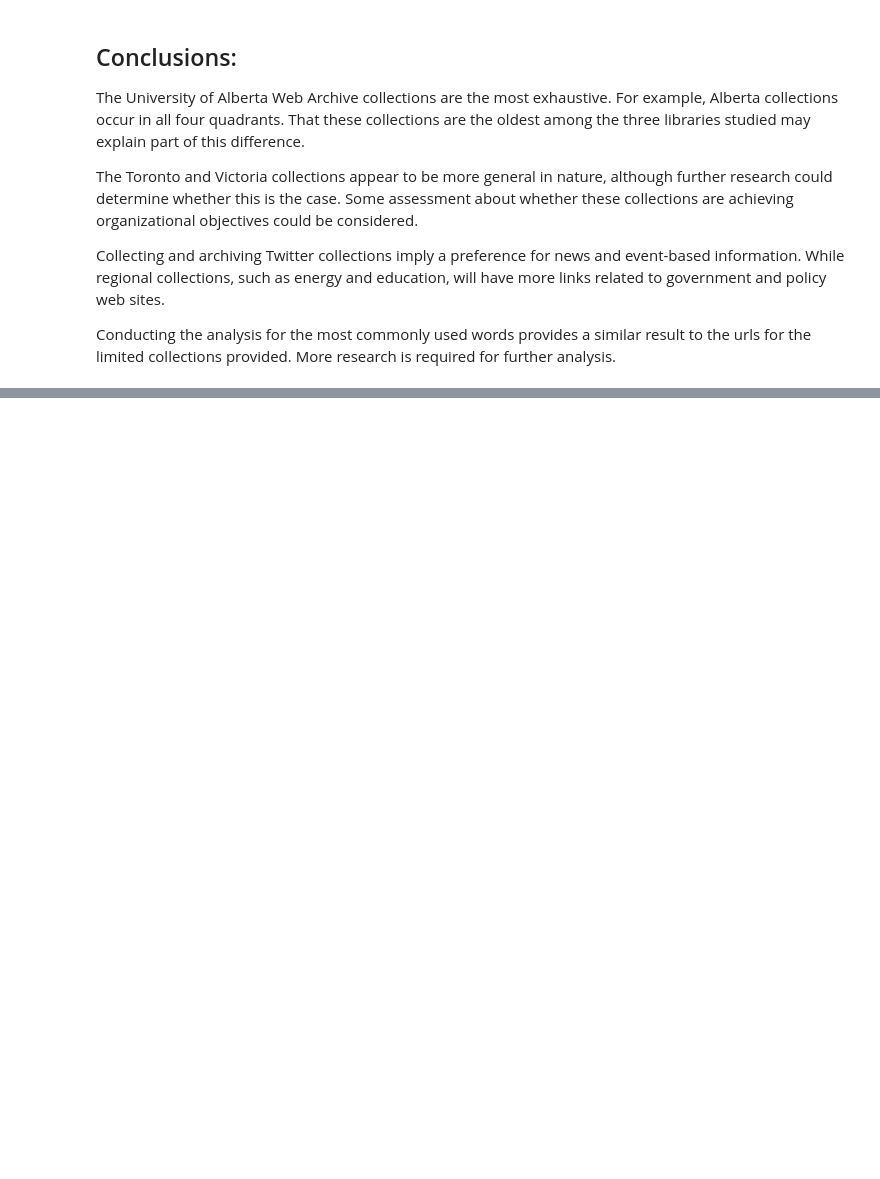
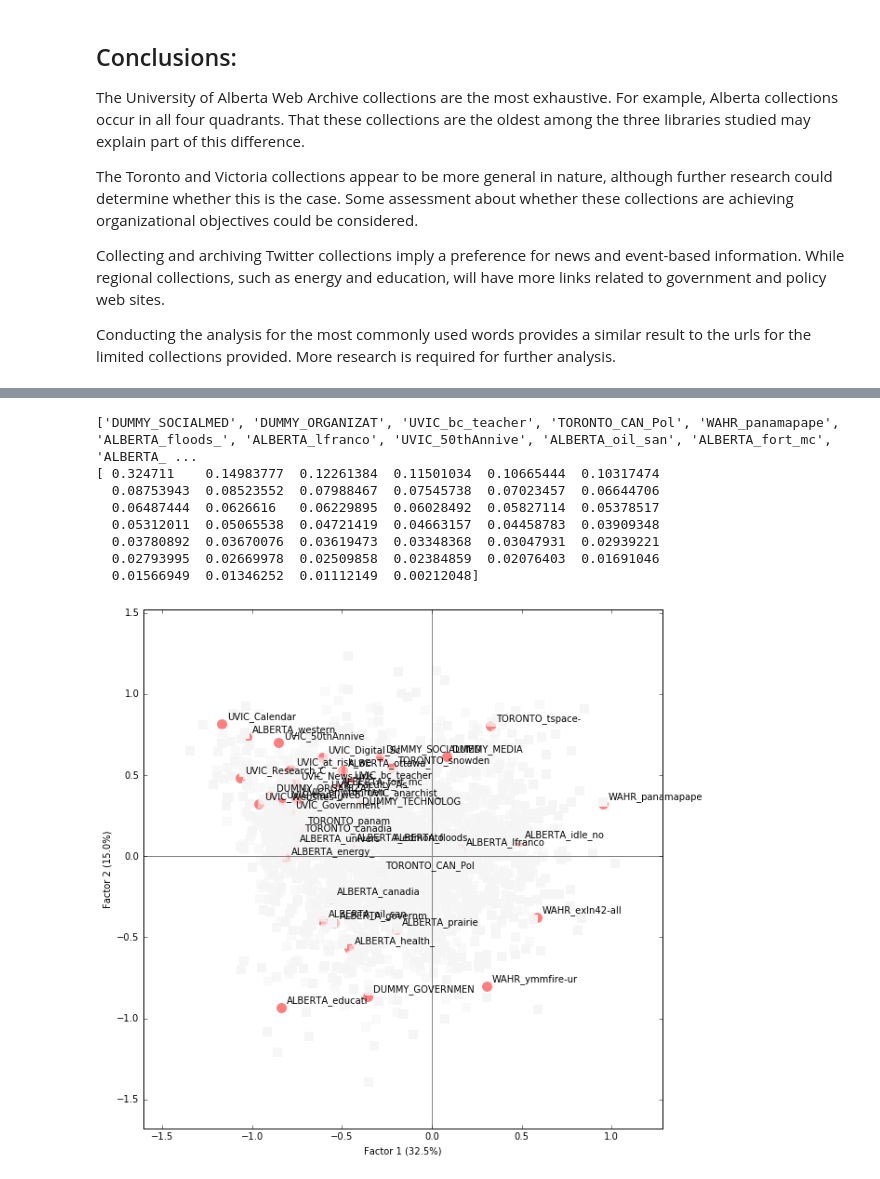
Before and after one commit to web-archive-group/WALK, a Jupyter notebook: Compare/Using_Compare_to_Evaluate_Web_Archive_Collections.ipynb, the cells around one changed output, grey strips where cells are left out. Drawn from its saved outputs; the diff is of its cells as text; code cells hidden in the pictures; blank space fills up the shorter version.

```diff
--- a/Compare/Using_Compare_to_Evaluate_Web_Archive_Collections.ipynb
+++ b/Compare/Using_Compare_to_Evaluate_Web_Archive_Collections.ipynb
@@ -499,0 +497,26 @@ hello world
+# %%
+# Create a new defaultdict and a list of collections to exclude
+
+exclude = ['ALBERTA_heritag', 'ALBERTA_hcf_onl']
+newdict2 = defaultdict(lambda: defaultdict(list))
+
+#newdict2 eliminates collections in if-then statement.
+for collect in PC:
+    for coll, date, url in collect:
+        if coll in exclude or coll in exclude1 or coll in dummies[0]:
+            pass
+        else:
+            newdict2[date][coll].append(url)
+
+collection_var2 = reduce_collections (copy.deepcopy(newdict2))
+dummy2 = Compare(collection_var2[-1])
+# %% [output]
+['DUMMY_SOCIALMED', 'DUMMY_ORGANIZAT', 'UVIC_bc_teacher', 'TORONTO_CAN_Pol', 'WAHR_panamapape', 'ALBERTA_floods_', 'ALBERTA_lfranco', 'UVIC_50thAnnive', 'ALBERTA_oil_san', 'ALBERTA_fort_mc', 'ALBERTA_ ...
+[ 0.324711    0.14983777  0.12261384  0.11501034  0.10665444  0.10317474
+  0.08753943  0.08523552  0.07988467  0.07545738  0.07023457  0.06644706
+  0.06487444  0.0626616   0.06229895  0.06028492  0.05827114  0.05378517
+  0.05312011  0.05065538  0.04721419  0.04663157  0.04458783  0.03909348
+  0.03780892  0.03670076  0.03619473  0.03348368  0.03047931  0.02939221
+  0.02793995  0.02669978  0.02509858  0.02384859  0.02076403  0.01691046
+  0.01566949  0.01346252  0.01112149  0.00212048]
+[figure, added]
```
Also changed, not shown: parts of 1 cell of this notebook, 1 other file.
